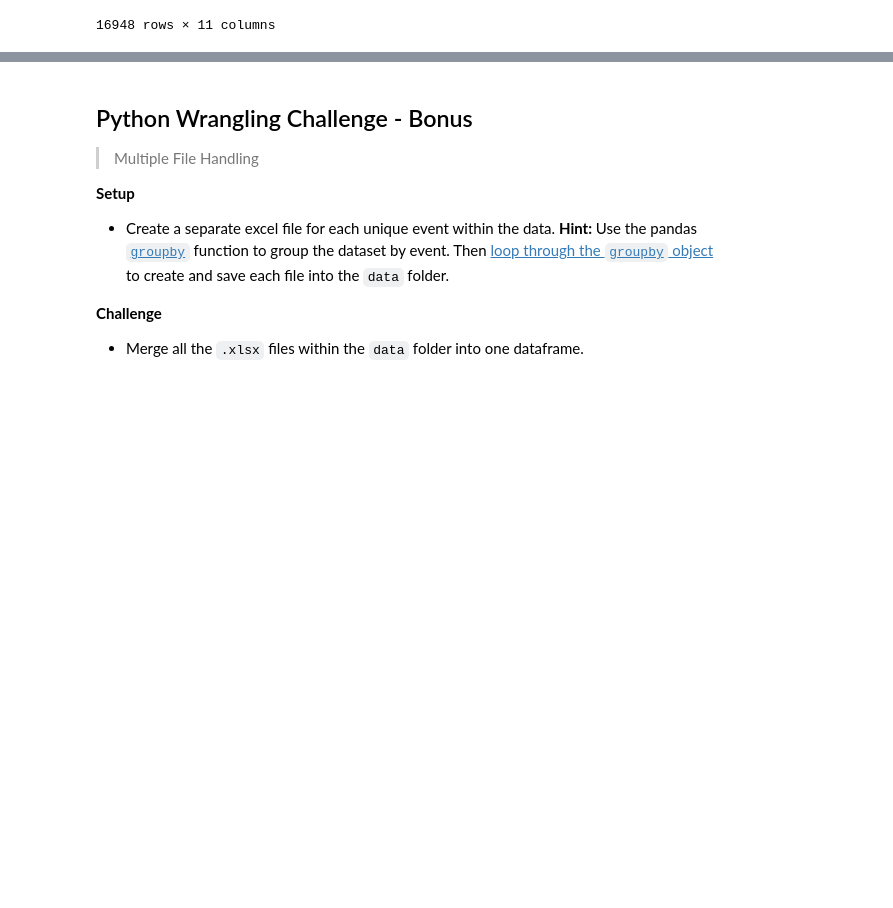
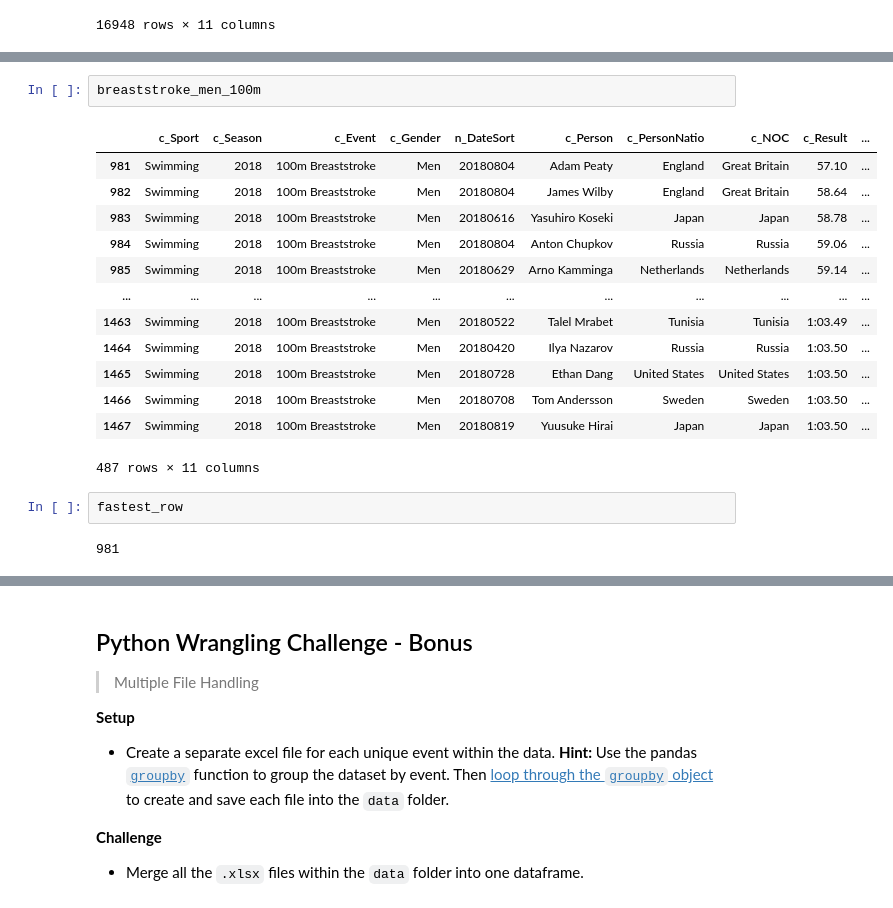
Before and after one commit to TobyJWest/Python-Data-Types-Challenge, a Jupyter notebook: 2.Python Wrangling Challenge/challenge.ipynb, the cells around one changed output, grey strips where cells are left out. Drawn from its saved outputs; the diff is of its cells as text; blank space fills up the shorter version.

```diff
--- a/2.Python Wrangling Challenge/challenge.ipynb
+++ b/2.Python Wrangling Challenge/challenge.ipynb
@@ -79,0 +133,20 @@ df
+# %%
+breaststroke_men_100m
+# %% [output]
+|  | c_Sport | c_Season | c_Event | c_Gender | n_DateSort | c_Person | c_PersonNatio | c_NOC | c_Result | ... |
+| 981 | Swimming | 2018 | 100m Breaststroke | Men | 20180804 | Adam Peaty | England | Great Britain | 57.10 | ... |
+| 982 | Swimming | 2018 | 100m Breaststroke | Men | 20180804 | James Wilby | England | Great Britain | 58.64 | ... |
+| 983 | Swimming | 2018 | 100m Breaststroke | Men | 20180616 | Yasuhiro Koseki | Japan | Japan | 58.78 | ... |
+| 984 | Swimming | 2018 | 100m Breaststroke | Men | 20180804 | Anton Chupkov | Russia | Russia | 59.06 | ... |
+| 985 | Swimming | 2018 | 100m Breaststroke | Men | 20180629 | Arno Kamminga | Netherlands | Netherlands | 59.14 | ... |
+| ... | ... | ... | ... | ... | ... | ... | ... | ... | ... | ... |
+| 1463 | Swimming | 2018 | 100m Breaststroke | Men | 20180522 | Talel Mrabet | Tunisia | Tunisia | 1:03.49 | ... |
+| 1464 | Swimming | 2018 | 100m Breaststroke | Men | 20180420 | Ilya Nazarov | Russia | Russia | 1:03.50 | ... |
+| 1465 | Swimming | 2018 | 100m Breaststroke | Men | 20180728 | Ethan Dang | United States | United States | 1:03.50 | ... |
+| 1466 | Swimming | 2018 | 100m Breaststroke | Men | 20180708 | Tom Andersson | Sweden | Sweden | 1:03.50 | ... |
+| 1467 | Swimming | 2018 | 100m Breaststroke | Men | 20180819 | Yuusuke Hirai | Japan | Japan | 1:03.50 | ... |
+487 rows × 11 columns
+# %%
+fastest_row
+# %% [output]
+981
```
Also changed, not shown: parts of 3 cells of this notebook, 8 other files.
